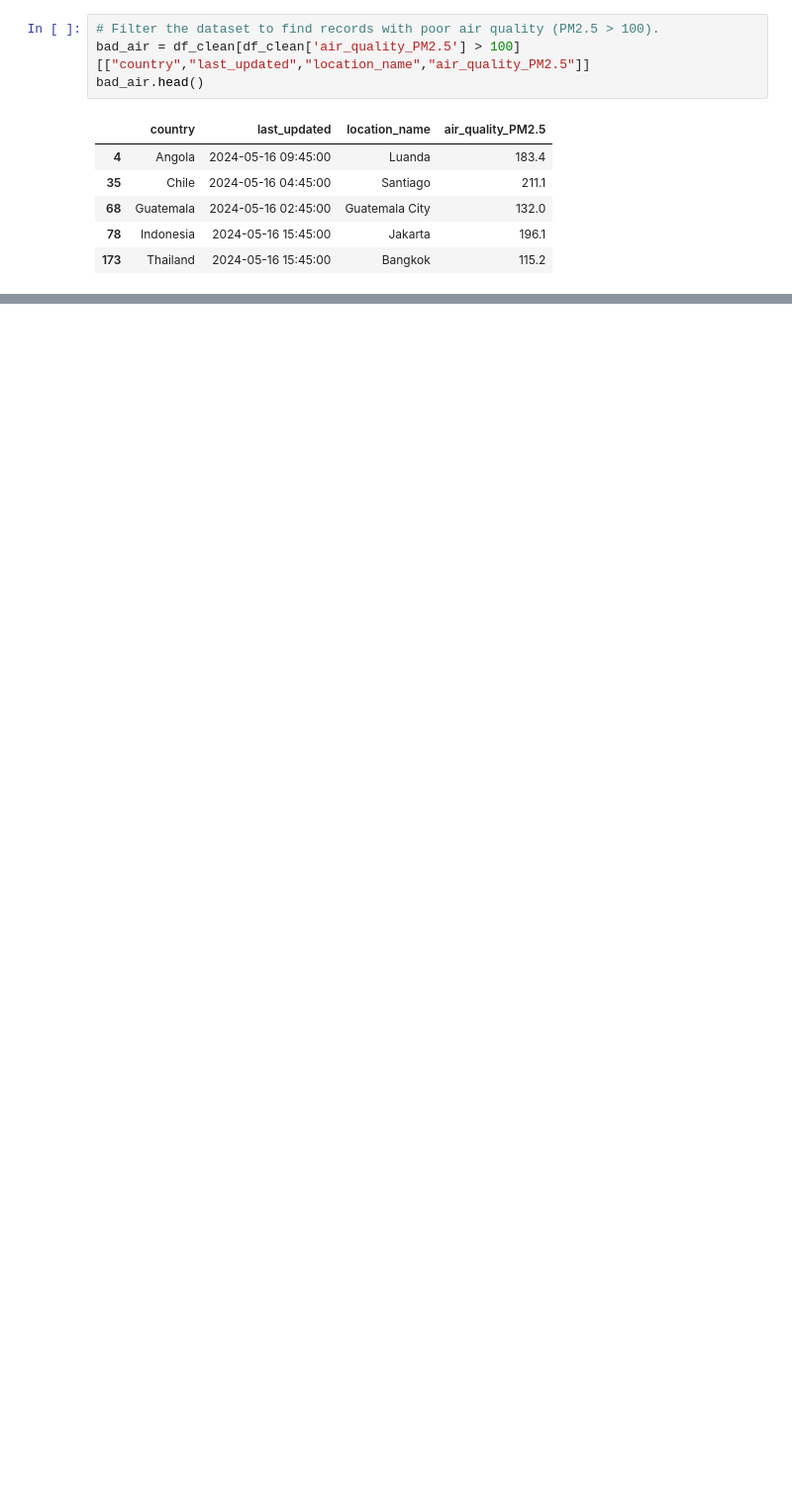
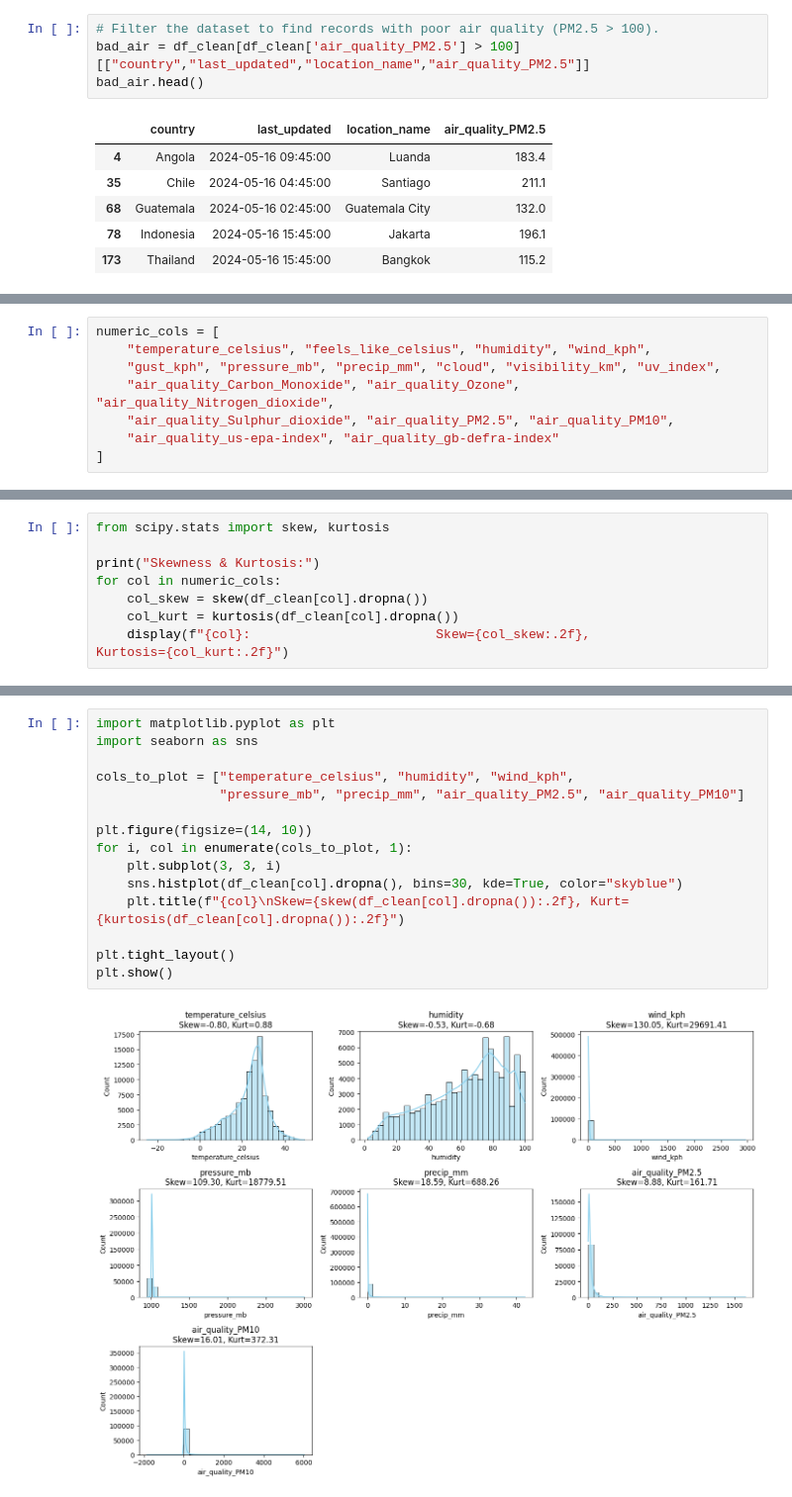
Before and after one commit to venkatatharu/ClimateScope_project_venkata_tharun_Avuluri, a Jupyter notebook: climate_scope.ipynb, the cells around one changed output, grey strips where cells are left out. Shown at 99% size. Saved outputs shown, nothing was run; the diff lists cells and outputs as text; blank space fills up the shorter version.

```diff
--- a/climate_scope.ipynb
+++ b/climate_scope.ipynb
@@ -378,0 +381,8 @@ Data covers from 2024-05-16 to 2025-08-27 (468 days)
+# %%
+numeric_cols = [
+    "temperature_celsius", "feels_like_celsius", "humidity", "wind_kph",
+    "gust_kph", "pressure_mb", "precip_mm", "cloud", "visibility_km", "uv_index",
+    "air_quality_Carbon_Monoxide", "air_quality_Ozone", "air_quality_Nitrogen_dioxide",
+    "air_quality_Sulphur_dioxide", "air_quality_PM2.5", "air_quality_PM10",
+    "air_quality_us-epa-index", "air_quality_gb-defra-index"
+]
@@ -378,0 +403,8 @@ Data covers from 2024-05-16 to 2025-08-27 (468 days)
+# %%
+from scipy.stats import skew, kurtosis
+
+print("Skewness & Kurtosis:")
+for col in numeric_cols:
+    col_skew = skew(df_clean[col].dropna())
+    col_kurt = kurtosis(df_clean[col].dropna())
+    display(f"{col}:                        Skew={col_skew:.2f},                                Kurtosis={col_kurt:.2f}")
@@ -378,0 +425,17 @@ Data covers from 2024-05-16 to 2025-08-27 (468 days)
+# %%
+import matplotlib.pyplot as plt
+import seaborn as sns
+
+cols_to_plot = ["temperature_celsius", "humidity", "wind_kph",
+                "pressure_mb", "precip_mm", "air_quality_PM2.5", "air_quality_PM10"]
+
+plt.figure(figsize=(14, 10))
+for i, col in enumerate(cols_to_plot, 1):
+    plt.subplot(3, 3, i)
+    sns.histplot(df_clean[col].dropna(), bins=30, kde=True, color="skyblue")
+    plt.title(f"{col}\nSkew={skew(df_clean[col].dropna()):.2f}, Kurt={kurtosis(df_clean[col].dropna()):.2f}")
+
+plt.tight_layout()
+plt.show()
+# %% [output]
+[figure, added]
```
Also changed, not shown: parts of 19 cells of this notebook.
